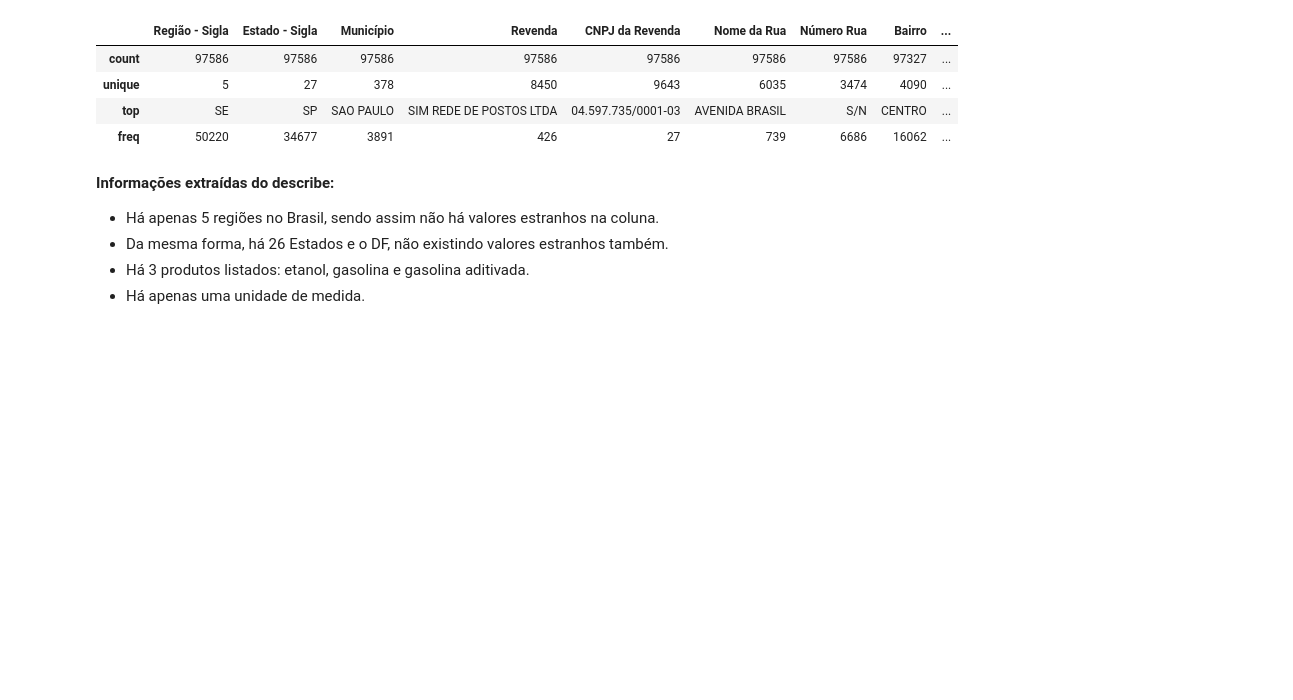
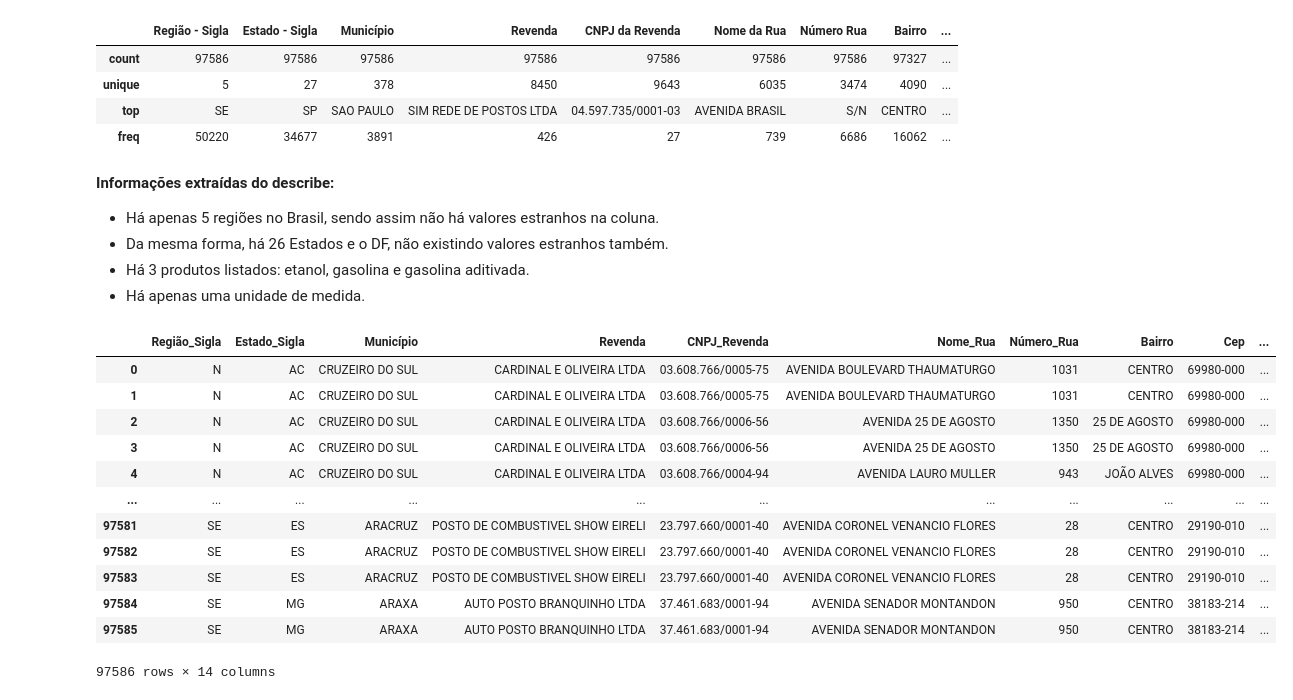
Before and after one commit to LeGuigs/Projeto_M4_DA, a Jupyter notebook: Notebook_Projeto_M4_Grupo4_ANP.ipynb, the cells around one changed output. Saved outputs shown, nothing was run; the diff lists cells and outputs as text; code cells hidden in the pictures; blank space fills up the shorter version.

```diff
--- a/Notebook_Projeto_M4_Grupo4_ANP.ipynb
+++ b/Notebook_Projeto_M4_Grupo4_ANP.ipynb
@@ -388,3 +388,21 @@ df_copia.describe()
 * Da mesma forma, há 26 Estados e o DF, não existindo valores estranhos também.
 * Há 3 produtos listados: etanol, gasolina e gasolina aditivada.
 * Há apenas uma unidade de medida.
+# %%
+#Renomeamos as colunas substituindo os espaços por underline, a fim de facilitar a manipulação do dataframe
+df_copia = df_copia.rename(columns={'Região - Sigla':'Região_Sigla', 'Estado - Sigla':'Estado_Sigla', 'CNPJ da Revenda':'CNPJ_Revenda', 'Nome da Rua':'Nome_Rua', 'Número Rua':'Número_Rua', 'Data da Coleta':'Data_Coleta', 'Valor de Venda':'Valor_Venda', 'Unidade de Medida':'Unidade_de_Medida'})
+df_copia
+# %% [output]
+|  | Região_Sigla | Estado_Sigla | Município | Revenda | CNPJ_Revenda | Nome_Rua | Número_Rua | Bairro | Cep | ... |
+| 0 | N | AC | CRUZEIRO DO SUL | CARDINAL E OLIVEIRA LTDA | 03.608.766/0005-75 | AVENIDA BOULEVARD THAUMATURGO | 1031 | CENTRO | 69980-000 | ... |
+| 1 | N | AC | CRUZEIRO DO SUL | CARDINAL E OLIVEIRA LTDA | 03.608.766/0005-75 | AVENIDA BOULEVARD THAUMATURGO | 1031 | CENTRO | 69980-000 | ... |
+| 2 | N | AC | CRUZEIRO DO SUL | CARDINAL E OLIVEIRA LTDA | 03.608.766/0006-56 | AVENIDA 25 DE AGOSTO | 1350 | 25 DE AGOSTO | 69980-000 | ... |
+| 3 | N | AC | CRUZEIRO DO SUL | CARDINAL E OLIVEIRA LTDA | 03.608.766/0006-56 | AVENIDA 25 DE AGOSTO | 1350 | 25 DE AGOSTO | 69980-000 | ... |
+| 4 | N | AC | CRUZEIRO DO SUL | CARDINAL E OLIVEIRA LTDA | 03.608.766/0004-94 | AVENIDA LAURO MULLER | 943 | JOÃO ALVES | 69980-000 | ... |
+| ... | ... | ... | ... | ... | ... | ... | ... | ... | ... | ... |
+| 97581 | SE | ES | ARACRUZ | POSTO DE COMBUSTIVEL SHOW EIRELI | 23.797.660/0001-40 | AVENIDA CORONEL VENANCIO FLORES | 28 | CENTRO | 29190-010 | ... |
+| 97582 | SE | ES | ARACRUZ | POSTO DE COMBUSTIVEL SHOW EIRELI | 23.797.660/0001-40 | AVENIDA CORONEL VENANCIO FLORES | 28 | CENTRO | 29190-010 | ... |
+| 97583 | SE | ES | ARACRUZ | POSTO DE COMBUSTIVEL SHOW EIRELI | 23.797.660/0001-40 | AVENIDA CORONEL VENANCIO FLORES | 28 | CENTRO | 29190-010 | ... |
+| 97584 | SE | MG | ARAXA | AUTO POSTO BRANQUINHO LTDA | 37.461.683/0001-94 | AVENIDA SENADOR MONTANDON | 950 | CENTRO | 38183-214 | ... |
+| 97585 | SE | MG | ARAXA | AUTO POSTO BRANQUINHO LTDA | 37.461.683/0001-94 | AVENIDA SENADOR MONTANDON | 950 | CENTRO | 38183-214 | ... |
+97586 rows × 14 columns
```
Also changed, not shown: parts of 5 cells of this notebook.
